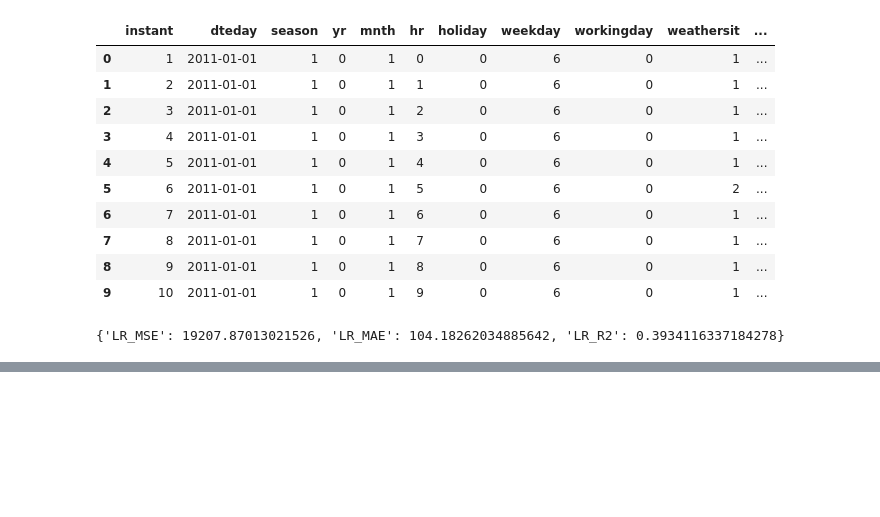
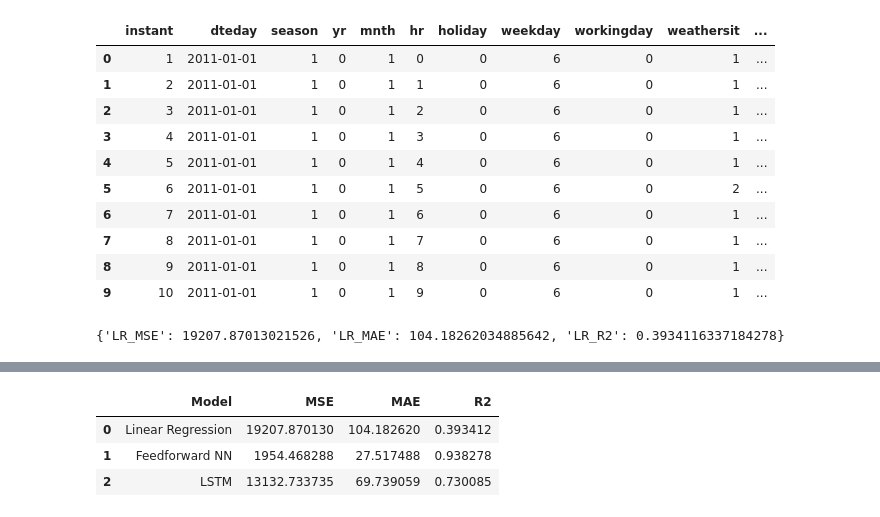
Before and after one commit to Jojo18-20/AI_course_submission, a Jupyter notebook: module7_assignment4.ipynb, the cells around one changed output, grey strips where cells are left out. Cells and saved outputs as stored; diff of their text form; code cells hidden in the pictures; blank space fills up the shorter version.

```diff
--- a/module7_assignment4.ipynb
+++ b/module7_assignment4.ipynb
@@ -114,0 +149,13 @@ y_pred = best_model.predict(X_test_scaled)
+# %%
+#best_model = grid.best_estimator_.model_
+filepath="weights.best.keras"
+#grid.best_estimator_.model_.save(filepath)
+model = load_model(filepath)
+y_pred = model.predict(X_test_scaled)
+mae_nn = mean_absolute_error(y_test, y_pred)
+mse_nn = mean_squared_error(y_test, y_pred)
+r2_nn = r2_score(y_test, y_pred)
+
+print(f"Mean Absolute Error: {mae_nn}")
+print(f"Mean Squared Error: {mse_nn}")
+print(f"R-squared: {r2_nn}")
@@ -114,0 +171,12 @@ y_pred = best_model.predict(X_test_scaled)
+# %%
+split_index = int(len(X) * 0.8)
+X_train, X_test = X.iloc[:split_index], X.iloc[split_index:]
+y_train, y_test = y.iloc[:split_index], y.iloc[split_index:]
+
+scaler = StandardScaler()
+
+X_train_scaled = pd.DataFrame(scaler.fit_transform(X_train), columns=X_train.columns, index=X_train.index)
+X_test_scaled = pd.DataFrame(scaler.transform(X_test), columns=X_test.columns, index=X_test.index)
+
+y_train = pd.Series(y_train.values, index=X_train.index)
+y_test = pd.Series(y_test.values, index=X_test.index)
@@ -114,0 +246,12 @@ y_pred = best_model.predict(X_test_scaled)
+# %%
+results = pd.DataFrame([
+    {'Model': 'Linear Regression', 'MSE': mse_lr, 'MAE': mae_lr, 'R2': r2_lr},
+    {'Model': 'Feedforward NN', 'MSE': mse_nn, 'MAE': mae_nn, 'R2': r2_nn},
+    {'Model': 'LSTM','MSE': mse_lstm, 'MAE': mae_lstm, 'R2': r2_lstm},
+])
+results
+# %% [output]
+|  | Model | MSE | MAE | R2 |
+| 0 | Linear Regression | 19207.870130 | 104.182620 | 0.393412 |
+| 1 | Feedforward NN | 1954.468288 | 27.517488 | 0.938278 |
+| 2 | LSTM | 13132.733735 | 69.739059 | 0.730085 |
```
Also changed, not shown: parts of 13 cells of this notebook.
